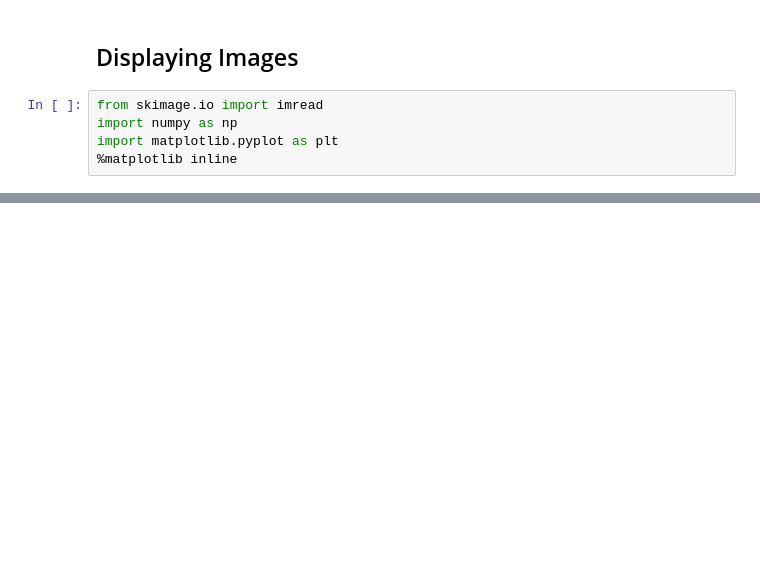
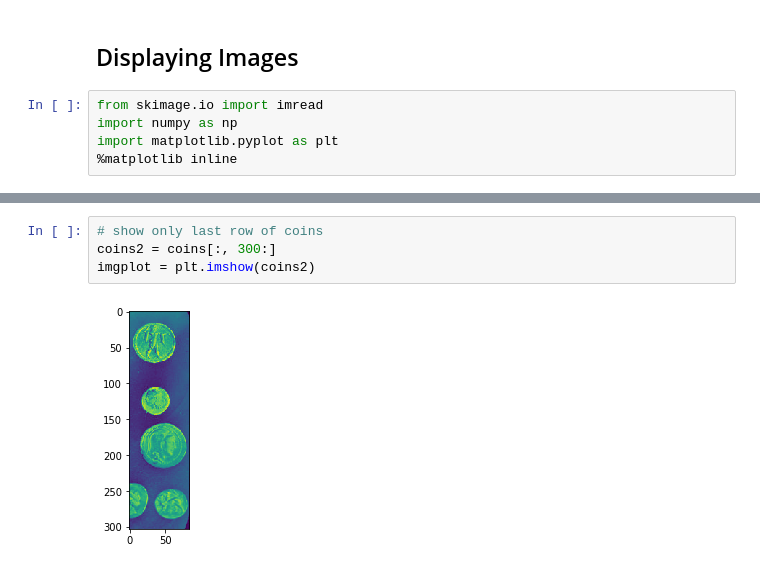
Before and after one commit to mapattacker/cheatsheets, a Jupyter notebook: python/skimage-tutorial.ipynb, the cells around one changed output, grey strips where cells are left out. Drawn from its saved outputs; the diff is of its cells as text; blank space fills up the shorter version.

```diff
--- a/python/skimage-tutorial.ipynb
+++ b/python/skimage-tutorial.ipynb
@@ -21 +32,7 @@ plt.colorbar() # plot a color bar
+# %%
+# show only last row of coins
+coins2 = coins[:, 300:]
+imgplot = plt.imshow(coins2)
+# %% [output]
+[figure, added]
 # %% [markdown]
```
Also changed, not shown: parts of 23 cells of this notebook.
